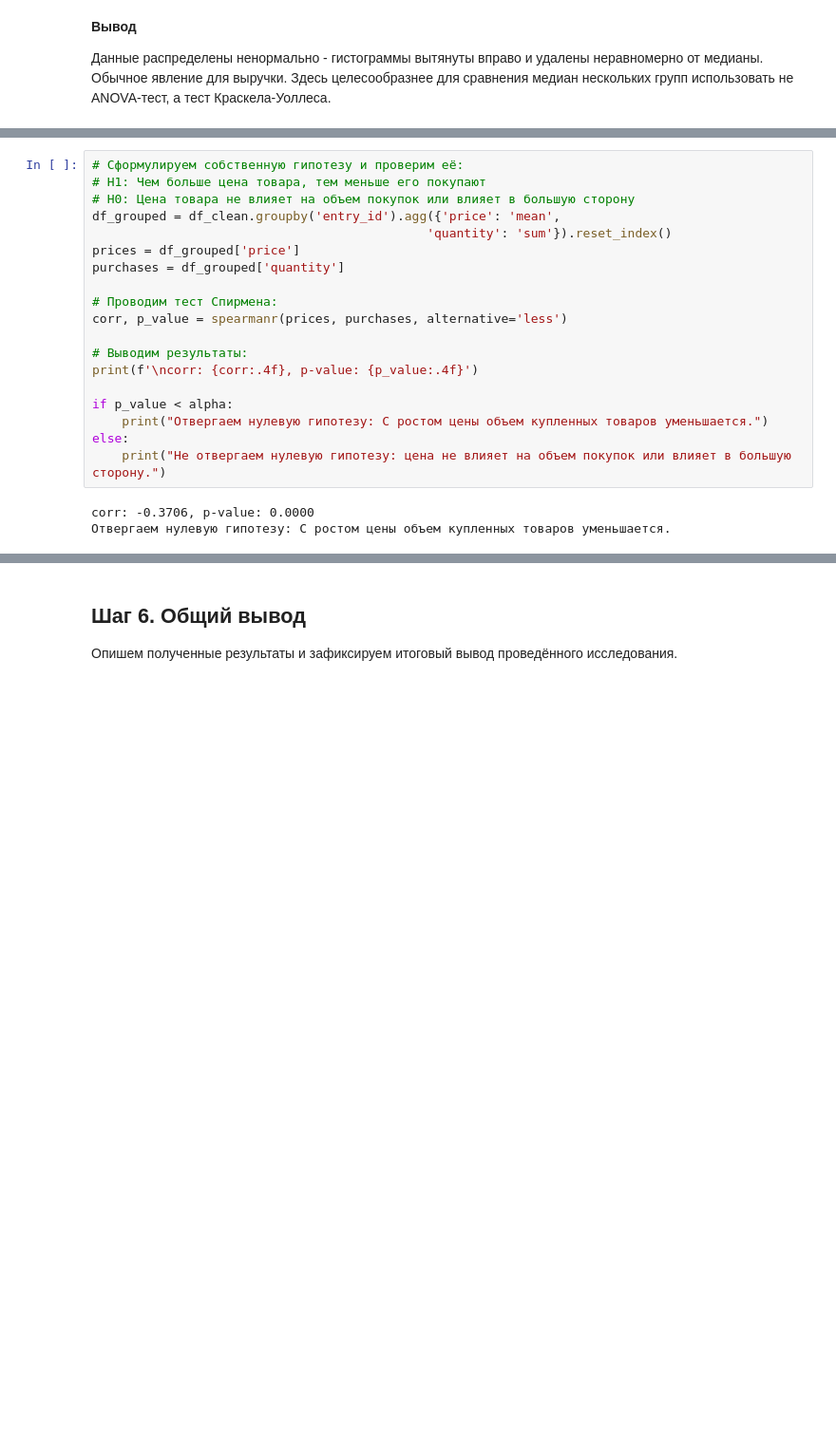
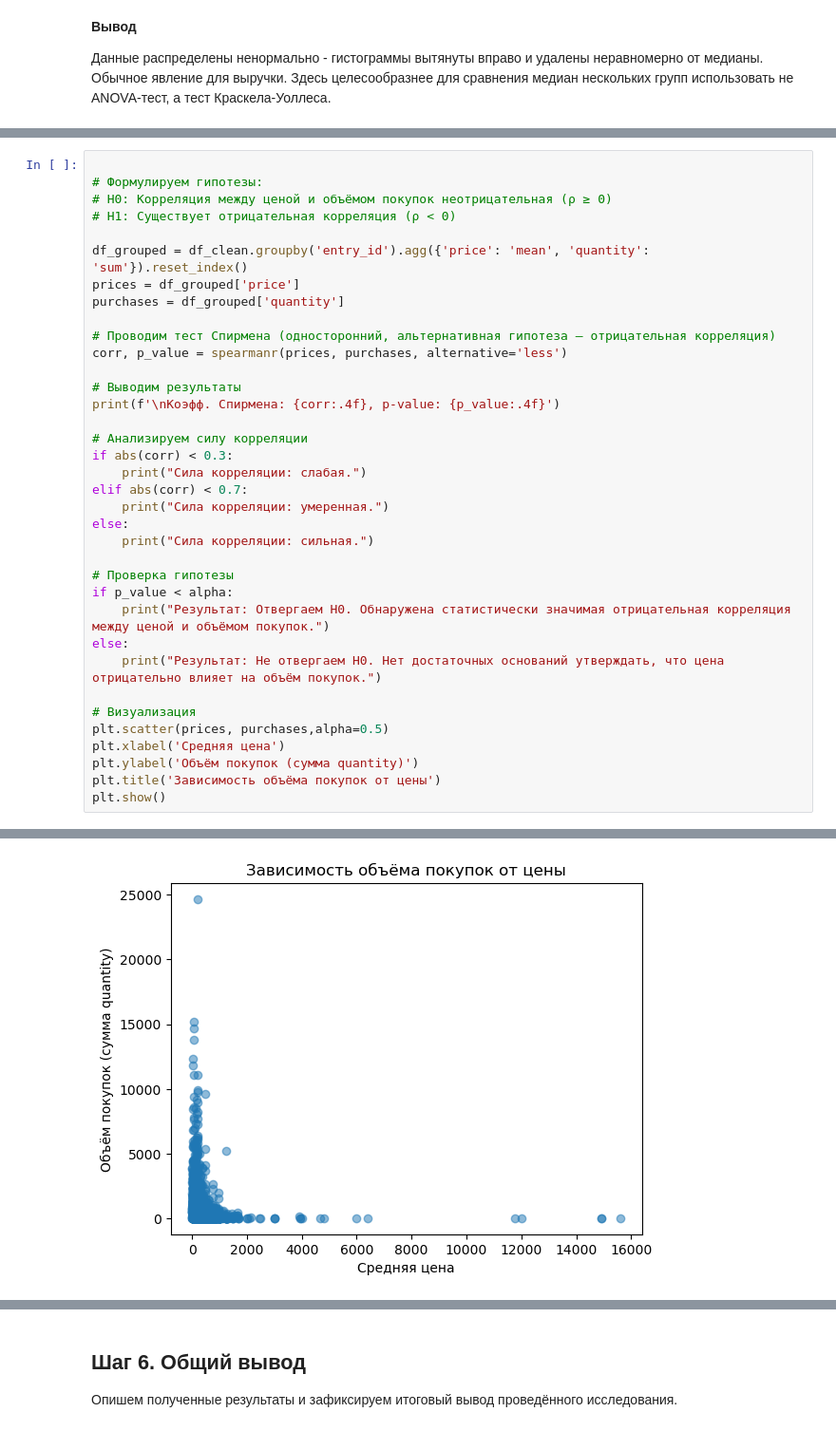
Before and after one commit to ilazarev97/data-analysis-project, a Jupyter notebook: gift_shop_project.ipynb, the cells around one changed output, grey strips where cells are left out. Shown at 95% size. Drawn from its saved outputs; the diff is of its cells as text; blank space fills up the shorter version.

```diff
--- a/gift_shop_project.ipynb
+++ b/gift_shop_project.ipynb
@@ -1041,22 +1014,37 @@ statistic: 0.0397, p-value: 0.9803
-# %%
-# Сформулируем собственную гипотезу и проверим её:
-# H1: Чем больше цена товара, тем меньше его покупают
-# H0: Цена товара не влияет на объем покупок или влияет в большую сторону
-df_grouped = df_clean.groupby('entry_id').agg({'price': 'mean',
-                                             'quantity': 'sum'}).reset_index()
-prices = df_grouped['price']
-purchases = df_grouped['quantity']
-
-# Проводим тест Спирмена:
-corr, p_value = spearmanr(prices, purchases, alternative='less')
-
-# Выводим результаты:
-print(f'\ncorr: {corr:.4f}, p-value: {p_value:.4f}')
-
-if p_value < alpha:
-    print("Отвергаем нулевую гипотезу: С ростом цены объем купленных товаров уменьшается.")
-else:
-    print("Не отвергаем нулевую гипотезу: цена не влияет на объем покупок или влияет в большую сторону.")
-# %% [output]
-corr: -0.3706, p-value: 0.0000
-Отвергаем нулевую гипотезу: С ростом цены объем купленных товаров уменьшается.
+# %%
+
+# Формулируем гипотезы:
+# H0: Корреляция между ценой и объёмом покупок неотрицательная (ρ ≥ 0)
+# H1: Существует отрицательная корреляция (ρ < 0)
+
+df_grouped = df_clean.groupby('entry_id').agg({'price': 'mean', 'quantity': 'sum'}).reset_index()
+prices = df_grouped['price']
+purchases = df_grouped['quantity']
+
+# Проводим тест Спирмена (односторонний, альтернативная гипотеза — отрицательная корреляция)
+corr, p_value = spearmanr(prices, purchases, alternative='less')
+
+# Выводим результаты
+print(f'\nКоэфф. Спирмена: {corr:.4f}, p-value: {p_value:.4f}')
+
+# Анализируем силу корреляции
+if abs(corr) < 0.3:
+    print("Сила корреляции: слабая.")
+elif abs(corr) < 0.7:
+    print("Сила корреляции: умеренная.")
+else:
+    print("Сила корреляции: сильная.")
+
+# Проверка гипотезы
+if p_value < alpha:
+    print("Результат: Отвергаем H0. Обнаружена статистически значимая отрицательная корреляция между ценой и объёмом покупок.")
+else:
+    print("Результат: Не отвергаем H0. Нет достаточных оснований утверждать, что цена отрицательно влияет на объём покупок.")
+
+# Визуализация
+plt.scatter(prices, purchases,alpha=0.5)
+plt.xlabel('Средняя цена')
+plt.ylabel('Объём покупок (сумма quantity)')
+plt.title('Зависимость объёма покупок от цены')
+plt.show()
+# %% [output]
@@ -1063,3 +1054,4 @@ corr: -0.3706, p-value: 0.0000
+[figure, added]
 # %% [markdown]
 **Вывод**
 
```
Also changed, not shown: parts of 12 cells of this notebook, 1 other file.
